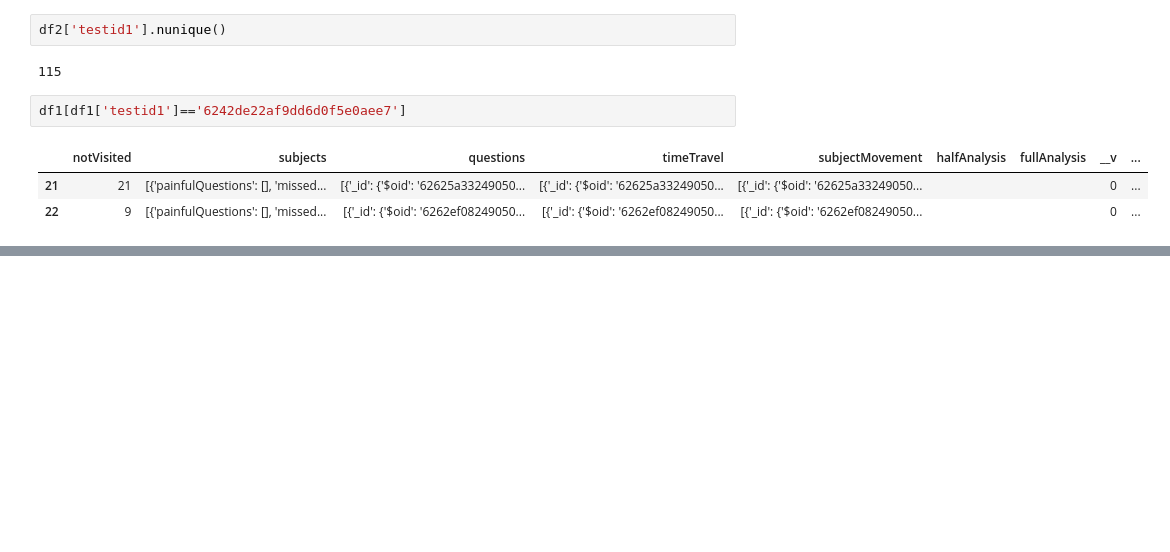
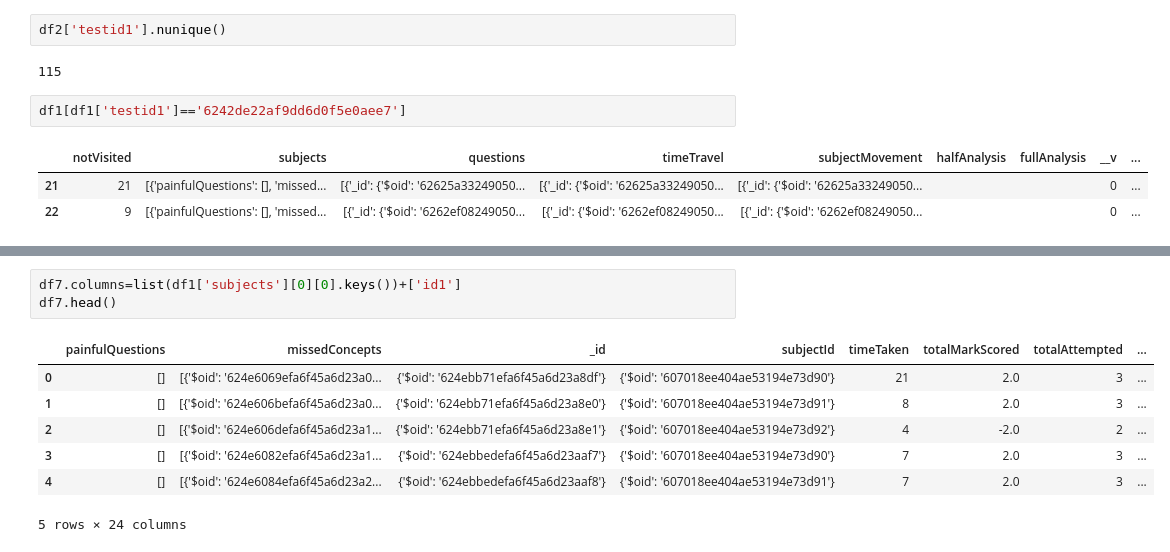
Before and after one commit to GV-mathongo-intern/testproj1, a Jupyter notebook: Untitled-2.ipynb, the cells around one changed output, grey strips where cells are left out. Saved outputs shown, nothing was run; the diff lists cells and outputs as text; blank space fills up the shorter version.

```diff
--- a/Untitled-2.ipynb
+++ b/Untitled-2.ipynb
@@ -106,0 +359,11 @@ df1[df1['testid1']=='6242de22af9dd6d0f5e0aee7']
+# %%
+df7.columns=list(df1['subjects'][0][0].keys())+['id1']
+df7.head()
+# %% [output]
+|  | painfulQuestions | missedConcepts | _id | subjectId | timeTaken | totalMarkScored | totalAttempted | ... |
+| 0 | [] | [{'$oid': '624e6069efa6f45a6d23a0... | {'$oid': '624ebb71efa6f45a6d23a8df'} | {'$oid': '607018ee404ae53194e73d90'} | 21 | 2.0 | 3 | ... |
+| 1 | [] | [{'$oid': '624e606befa6f45a6d23a0... | {'$oid': '624ebb71efa6f45a6d23a8e0'} | {'$oid': '607018ee404ae53194e73d91'} | 8 | 2.0 | 3 | ... |
+| 2 | [] | [{'$oid': '624e606defa6f45a6d23a1... | {'$oid': '624ebb71efa6f45a6d23a8e1'} | {'$oid': '607018ee404ae53194e73d92'} | 4 | -2.0 | 2 | ... |
+| 3 | [] | [{'$oid': '624e6082efa6f45a6d23a1... | {'$oid': '624ebbedefa6f45a6d23aaf7'} | {'$oid': '607018ee404ae53194e73d90'} | 7 | 2.0 | 3 | ... |
+| 4 | [] | [{'$oid': '624e6084efa6f45a6d23a2... | {'$oid': '624ebbedefa6f45a6d23aaf8'} | {'$oid': '607018ee404ae53194e73d91'} | 7 | 2.0 | 3 | ... |
+5 rows × 24 columns
```
Also changed, not shown: parts of 30 cells of this notebook, 2 other files.
